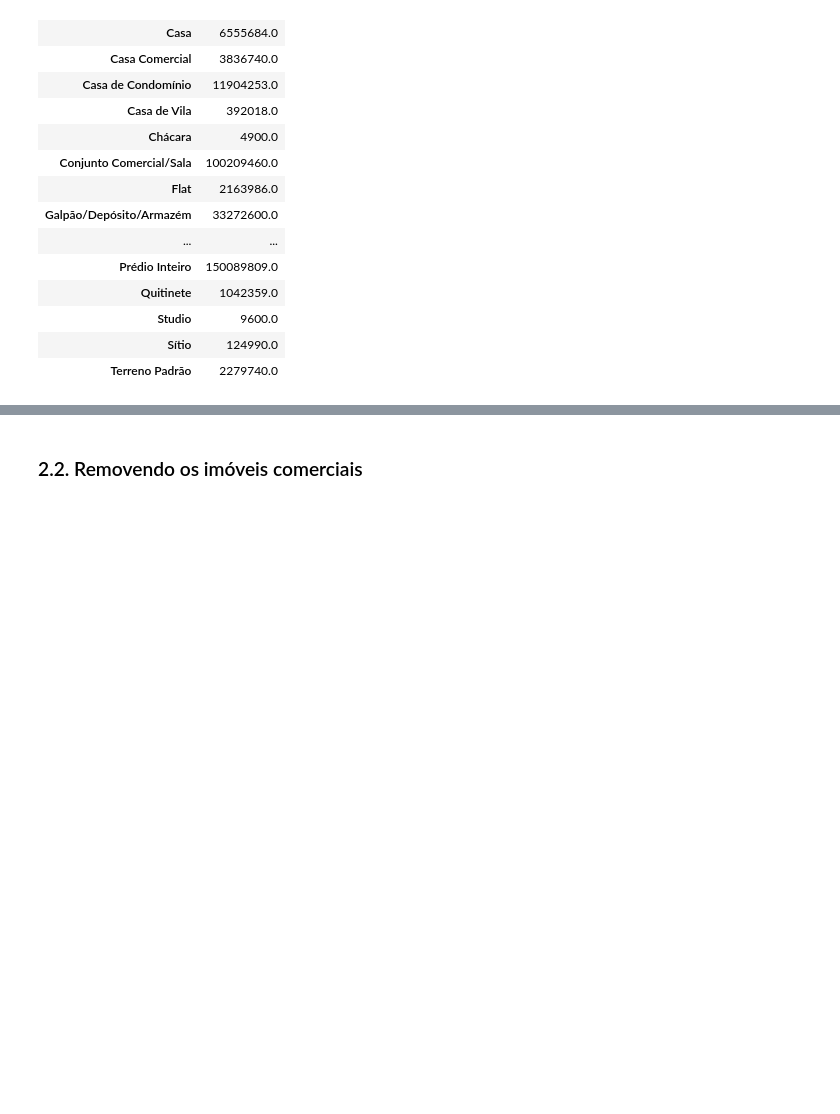
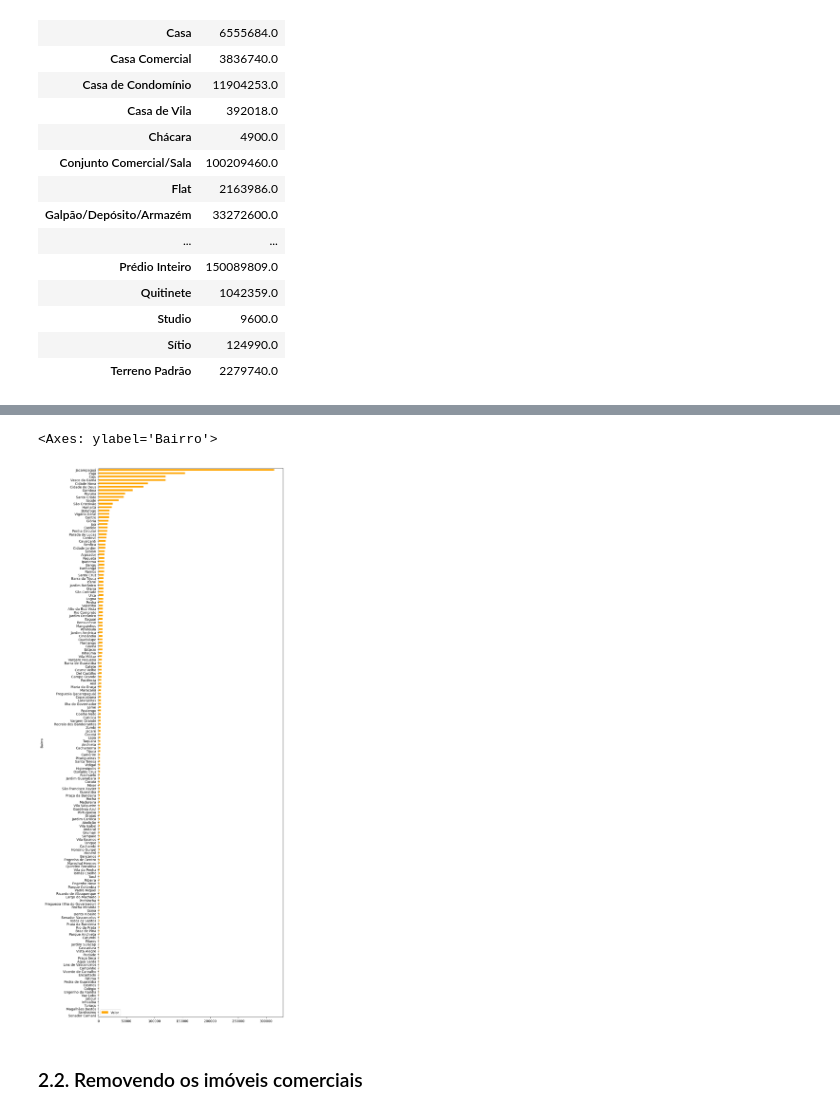
Before and after one commit to KaelDucatti/estudos-ds, a Jupyter notebook: python_for_ds/04_pandas_start/notebook_inicial.ipynb, the cells around one changed output, grey strips where cells are left out. Drawn from its saved outputs; the diff is of its cells as text; code cells hidden in the pictures; blank space fills up the shorter version.

```diff
--- a/python_for_ds/04_pandas_start/notebook_inicial.ipynb
+++ b/python_for_ds/04_pandas_start/notebook_inicial.ipynb
@@ -211,2 +247,7 @@ df.groupby('Tipo').count()
+# %%
+df_valor_bairro.plot(kind='barh', figsize=(10, 30), color='orange')
+# %% [output]
+<Axes: ylabel='Bairro'>
+[figure, added]
 # %% [markdown]
 ### 2.2. Removendo os imóveis comerciais
```
Also changed, not shown: parts of 11 cells of this notebook.
